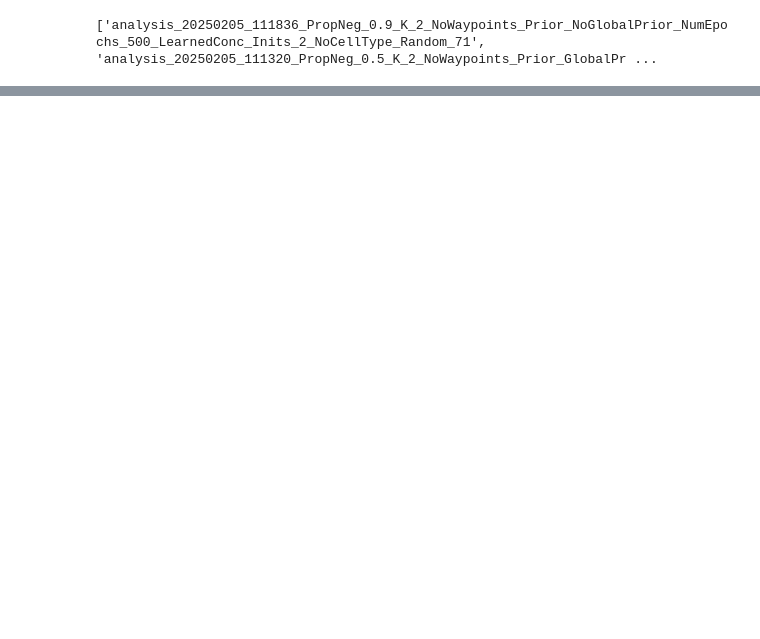
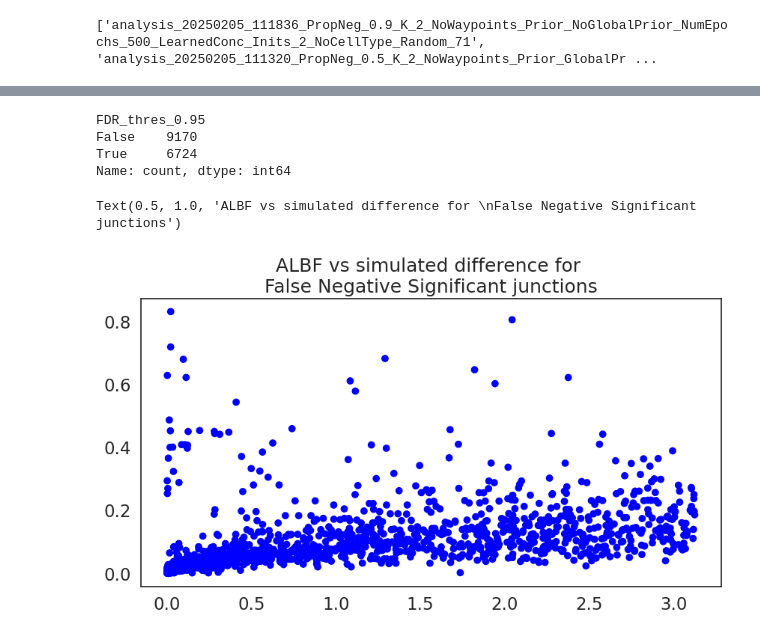
Before and after one commit to daklab/LeafletFA, a Jupyter notebook: analysis/simulation/check_ALBFs_calibration.ipynb, the cells around one changed output, grey strips where cells are left out. Cells and saved outputs as stored; diff of their text form; code cells hidden in the pictures; blank space fills up the shorter version.

```diff
--- a/analysis/simulation/check_ALBFs_calibration.ipynb
+++ b/analysis/simulation/check_ALBFs_calibration.ipynb
@@ -357,0 +218,20 @@ The mean of the sampled PSI values is: 3.7687663353345887e-10
+# %%
+albf_scores["FDR_thres_0.95"].value_counts()
+# %% [output]
+FDR_thres_0.95
+False    9170
+True     6724
+Name: count, dtype: int64
+# %%
+albf_scores.reset_index(drop=True, inplace=True)
+# %%
+# Check which junctions get labeled as not significant at 0.95 threshold but get positive label
+FNS = albf_scores[(albf_scores["true_label"] == "positive") & (albf_scores["FDR_thres_0.95"] == False)]
+# %%
+# plot ALBF vs difference for FNS junctions
+plt.figure(figsize=(10, 5))
+plt.scatter(FNS["ALBF"], FNS["difference"], c=FNS["FDR_thres_0.95"].map({True: "red", False: "blue"}))
+plt.title("ALBF vs simulated difference for \nFalse Negative Significant junctions")
+# %% [output]
+Text(0.5, 1.0, 'ALBF vs simulated difference for \nFalse Negative Significant junctions')
+[figure, added]
```
Also changed, not shown: parts of 43 cells of this notebook, 5 other files.
